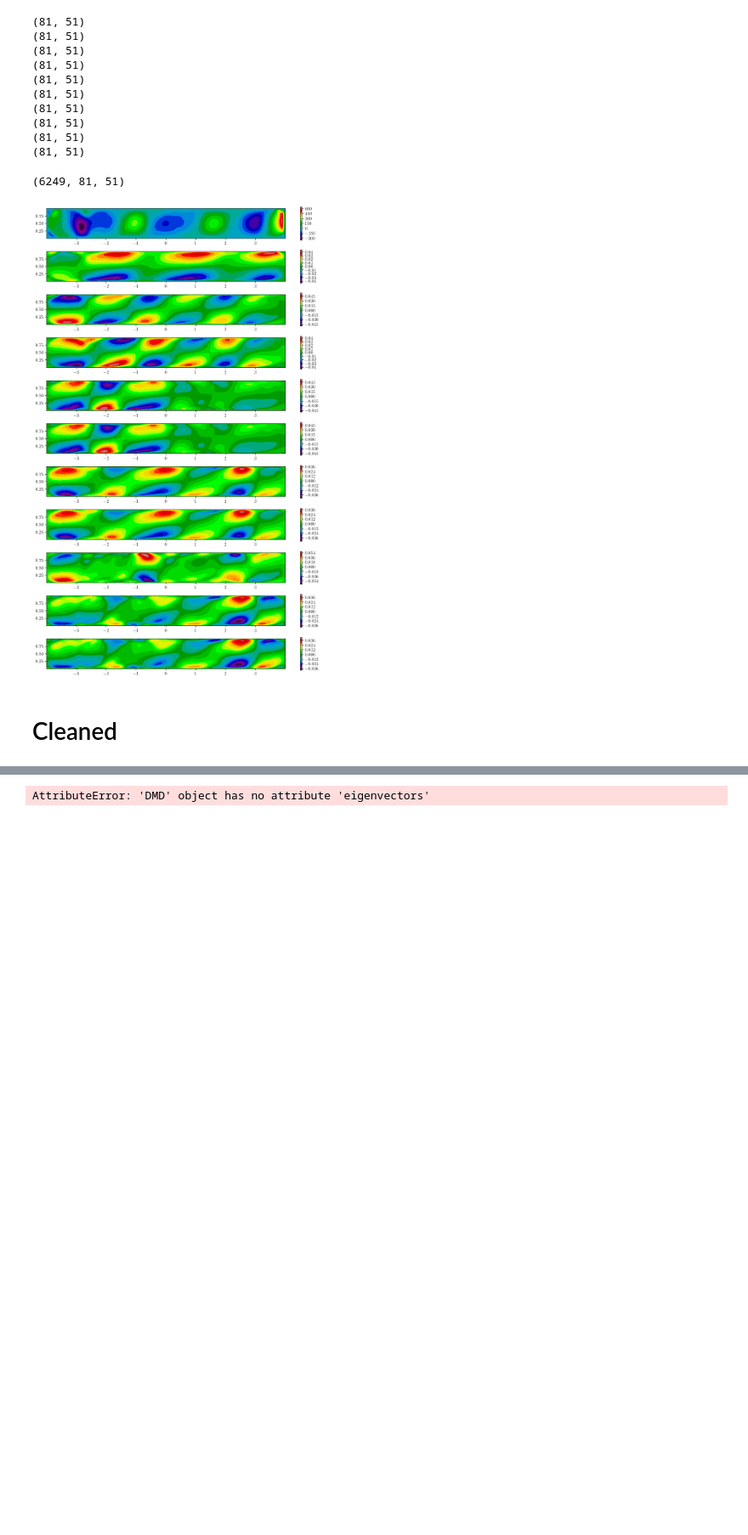
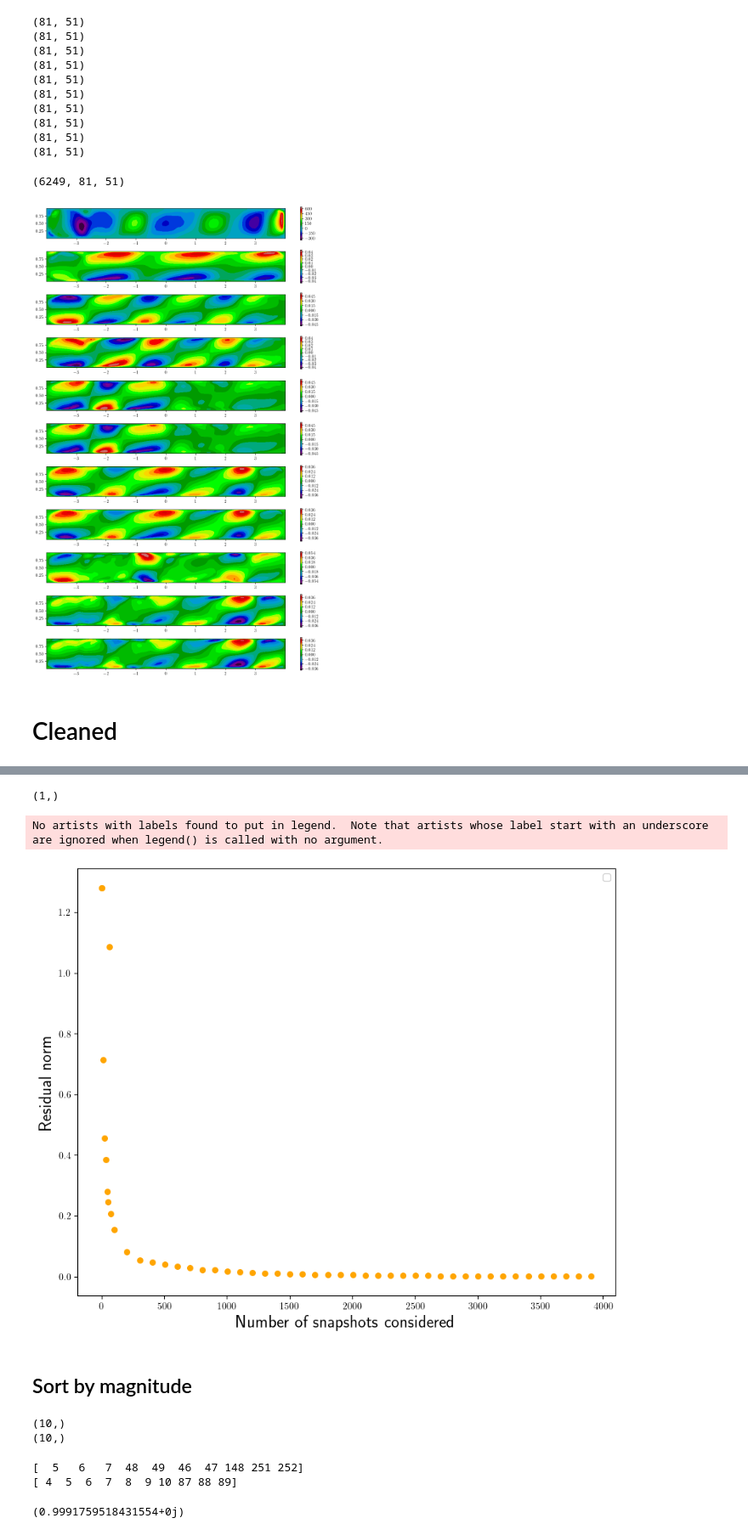
Before and after one commit to Julielmnt/Stage_M2, a Jupyter notebook: code/DMD.ipynb, the cells around one changed output, grey strips where cells are left out. Shown at 85% size. Cells and saved outputs as stored; diff of their text form; code cells hidden in the pictures; blank space fills up the shorter version.

```diff
--- a/code/DMD.ipynb
+++ b/code/DMD.ipynb
@@ -286,0 +305,15 @@ residual_norm = dmd.residual_norm()
+# %%
+import copy
+n_snapshots = 100
+N_snapshots = np.arange(3, n_snapshots, step = 10)
+
+simu = copy.copy(simulation)
+residual_norms_firsts = []
+for n in N_snapshots:
+    print(n)
+    simu.u = simulation.u[:n,:,:]
+    simu.m = n
+    dmd_simu = DMD(simu)
+    Phi_simu = dmd_simu.compute_dmd()
+    reconstructed_data_simu = dmd_simu.reconstruct_data()
+    residual_norms_firsts.append(dmd_simu.residual_norm()/np.size(dmd_simu.X))
@@ -287,4 +331,49 @@ residual_norm = dmd.residual_norm()
 # %%
-print(np.shape(dmd.eigenvectors))
+print(np.shape(N_snapshots_firsts))
 # %% [output]
-AttributeError: 'DMD' object has no attribute 'eigenvectors'
+(1,)
+# %%
+fig,ax = plt.subplots(figsize = (10, 8))
+i = 2091
+
+N_snapshots = np.arange(3, 4003, step = 100)
+N_snapshots_firsts = np.arange(3, 100, step = 10)
+i = 2
+ax.scatter(N_snapshots, residual_norms, s = 30, c = 'orange')
+ax.scatter(N_snapshots_firsts[:-i], residual_norms_firsts[:-i], s = 30, c = 'orange')
+# ax.scatter(len(time), residual_norm/np.size(dmd.X), s = 30, c = 'orange')
+# ax.axhline(residual_norm/np.size(dmd.X), label = 'uzmean', c = 'k', linewidth = 2)
+
+# ax.set_title(r"Residual norm")
+ax.set_ylabel('Residual norm', fontsize = fontsize)
+ax.set_xlabel('Number of snapshots considered', fontsize = fontsize)
+ax.legend()
+# fig.tight_layout()
+# plt.show()
+plt.savefig('../results/DMD/residual_norm.png',dpi=300)
+# %% [output]
+No artists with labels found to put in legend.  Note that artists whose label start with an underscore are ignored when legend() is called with no argument.
+[figure, added]
+# %% [markdown]
+## Sort by magnitude
+# %%
+rank = 10
+indices_of_max_values_u = dmd_u.eigenvalues.argsort()[-rank:][::-1]
+print(np.shape(indices_of_max_values_u))
+
+
+indices_of_max_values_w = dmd_w.eigenvalues.argsort()[-rank:][::-1]
+print(np.shape(indices_of_max_values_w))
+# %% [output]
+(10,)
+(10,)
+# %%
+print(indices_of_max_values_u)
+print(indices_of_max_values_w)
+# %% [output]
+[  5   6   7  48  49  46  47 148 251 252]
+[ 4  5  6  7  8  9 10 87 88 89]
+# %%
+dmd.eigenvalues[5]
+# %% [output]
+(0.9991759518431554+0j)
```
Also changed, not shown: parts of 33 cells of this notebook, 4 other files.
